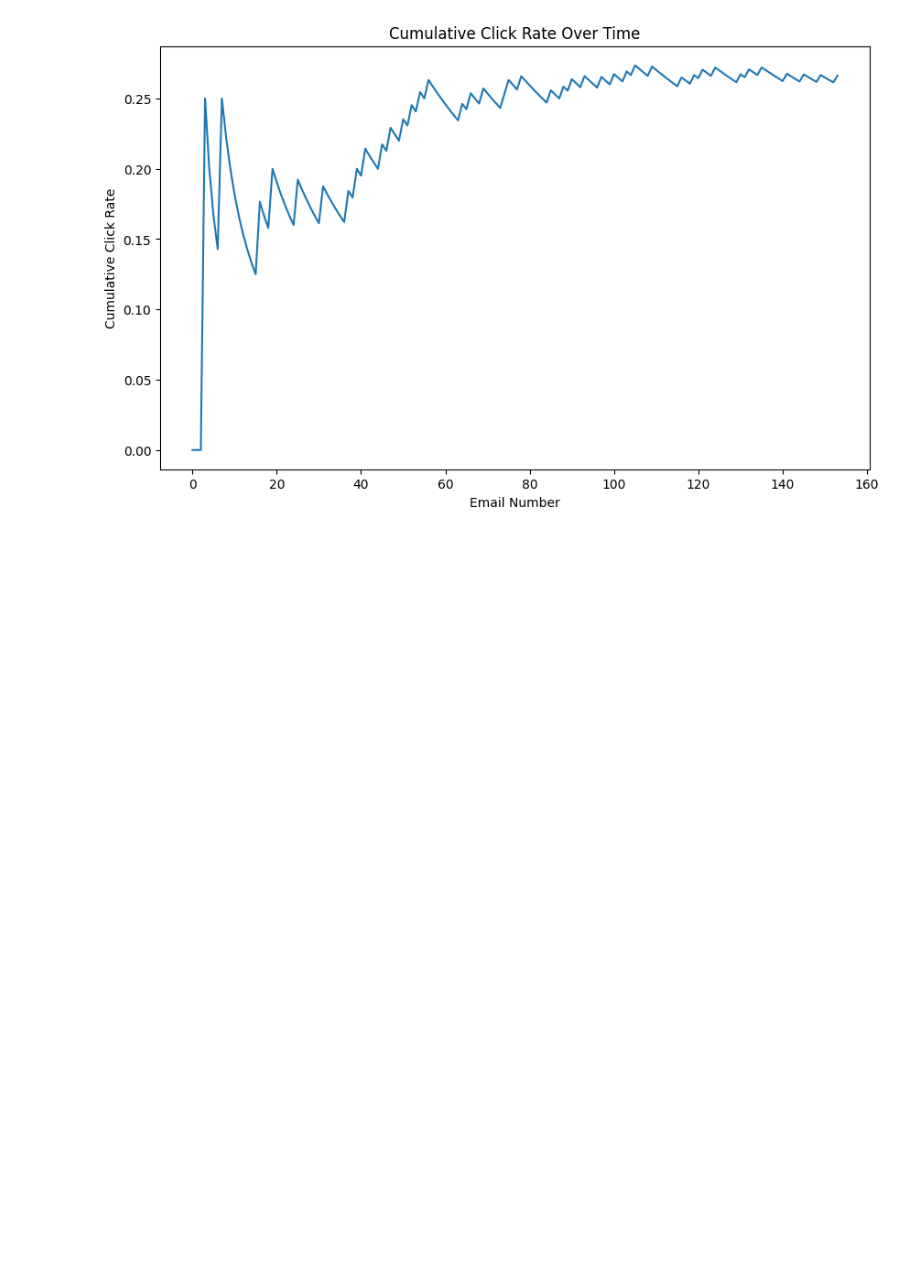
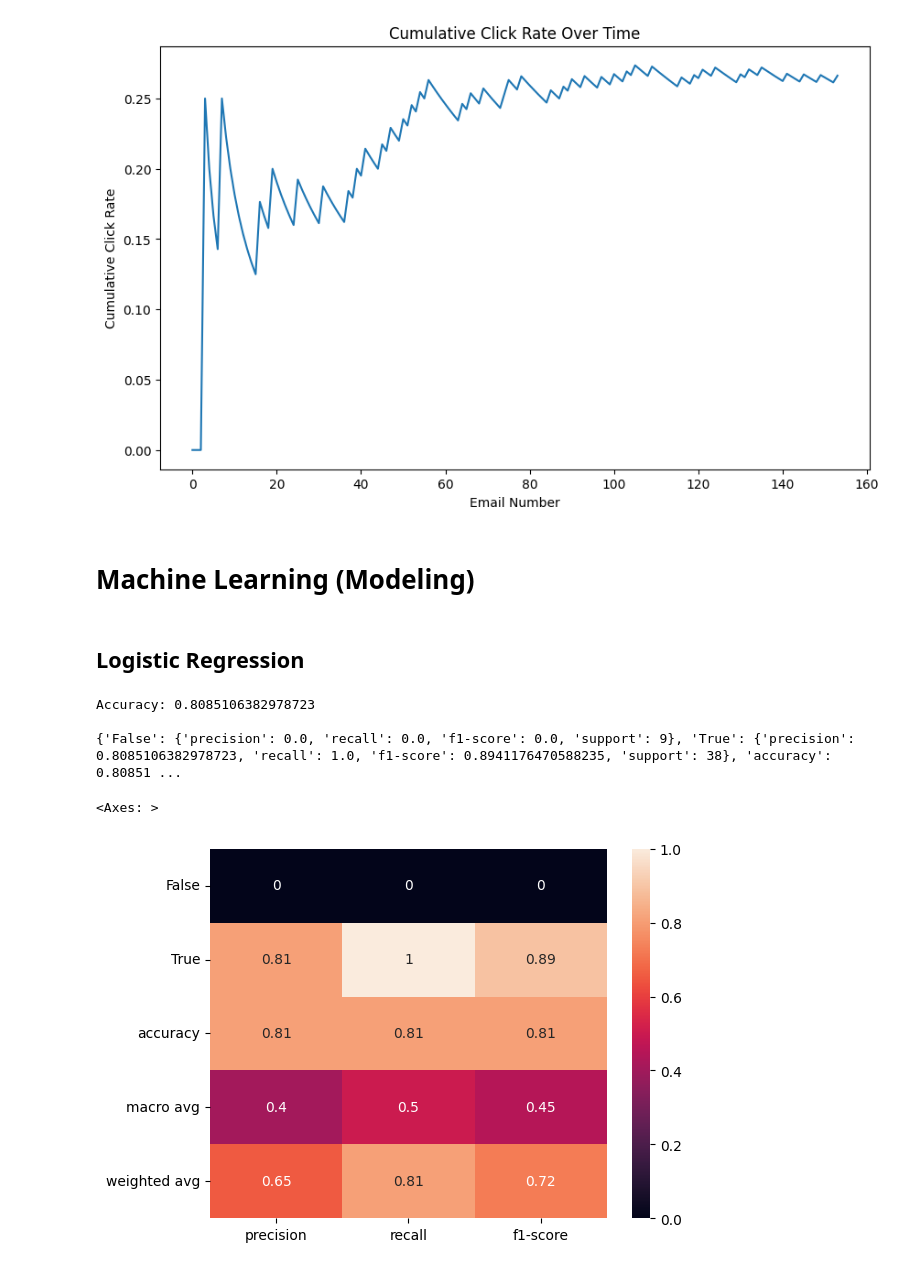
Before and after one commit to keivalya/artisan-ai-assignment, a Jupyter notebook: email_engagement.ipynb, the cells around one changed output. Cells and saved outputs as stored; diff of their text form; code cells hidden in the pictures; blank space fills up the shorter version.

Commit message:
push ML and DL models

```diff
--- a/email_engagement.ipynb
+++ b/email_engagement.ipynb
@@ -202,3 +202,46 @@ plt.ylabel('Cumulative Click Rate')
 plt.show()
 # %% [output]
 [figure]
+# %% [markdown]
+# Machine Learning (Modeling)
+# %% [markdown]
+## Logistic Regression
+# %%
+from sklearn.model_selection import train_test_split
+from sklearn.linear_model import LogisticRegression
+from sklearn.metrics import classification_report, accuracy_score
+from sklearn.preprocessing import LabelEncoder
+
+# Data Preparation: 'meeting link clicked' and 'responded' as features for predicting 'opened'
+X = filtered_email_df[['meeting link clicked', 'responded']]
+y = filtered_email_df['opened']
+
+# Encoding categorical features
+le = LabelEncoder()
+X_encoded = X.apply(le.fit_transform)
+
+# Splitting the dataset into training and testing sets
+X_train, X_test, y_train, y_test = train_test_split(X_encoded, y, test_size=0.3, random_state=42)
+
+# Model Selection: Using Logistic Regression
+model = LogisticRegression()
+
+# Training the Model
+model.fit(X_train, y_train)
+
+# Predictions
+y_pred = model.predict(X_test)
+
+# Evaluation
+accuracy = accuracy_score(y_test, y_pred)
+print(f"Accuracy: {accuracy}\n")
+
+class_rep = classification_report(y_test, y_pred, output_dict=True)
+print(class_rep)
+sns.heatmap(pd.DataFrame(class_rep).iloc[:-1, :].T, annot=True)
+# %% [output]
+Accuracy: 0.8085106382978723
+
+{'False': {'precision': 0.0, 'recall': 0.0, 'f1-score': 0.0, 'support': 9}, 'True': {'precision': 0.8085106382978723, 'recall': 1.0, 'f1-score': 0.8941176470588235, 'support': 38}, 'accuracy': 0.80851 ...
+<Axes: >
+[figure, added]
```
Also changed, not shown: parts of 7 cells of this notebook.
